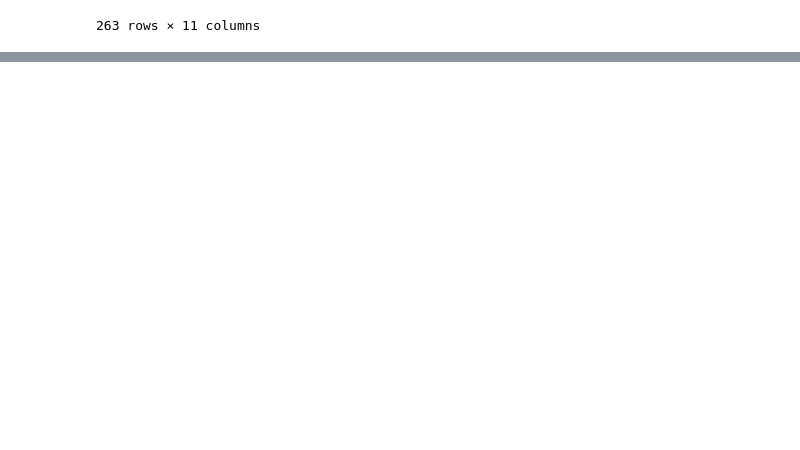
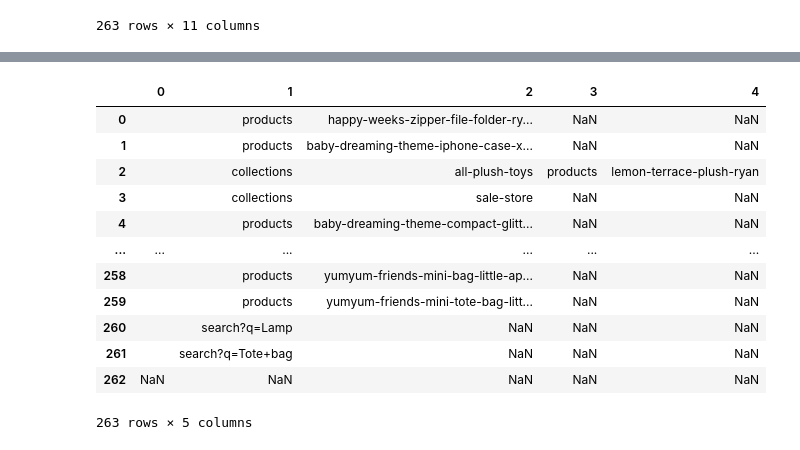
Before and after one commit to JoannaKang/kakao-commerce-data-analysis, a Jupyter notebook: Landing Page Analysis.ipynb, the cells around one changed output, grey strips where cells are left out. Saved outputs shown, nothing was run; the diff lists cells and outputs as text; code cells hidden in the pictures; blank space fills up the shorter version.

```diff
--- a/Landing Page Analysis.ipynb
+++ b/Landing Page Analysis.ipynb
@@ -20,3 +22,7 @@ landingpage
 | 261 | Facebook / Social | /search?q=Tote+bag | 1 | 0 | 1 | 1.000000 | 1.000000 | ... |
 | 262 | NaN | NaN | 1226 | 596 | 1305 | 0.595402 | 2.778544 | ... |
 263 rows × 11 columns
+# %%
+split_landingpage = landingpage['Landing Page'].str.split('/')
+# %%
+split_landingpage = split_landingpage.apply(lambda x: pd.Series(x))
@@ -22,0 +51,16 @@ landingpage
+# %%
+split_landingpage
+# %% [output]
+|  | 0 | 1 | 2 | 3 | 4 |
+| 0 |  | products | happy-weeks-zipper-file-folder-ry... | NaN | NaN |
+| 1 |  | products | baby-dreaming-theme-iphone-case-x... | NaN | NaN |
+| 2 |  | collections | all-plush-toys | products | lemon-terrace-plush-ryan |
+| 3 |  | collections | sale-store | NaN | NaN |
+| 4 |  | products | baby-dreaming-theme-compact-glitt... | NaN | NaN |
+| ... | ... | ... | ... | ... | ... |
+| 258 |  | products | yumyum-friends-mini-bag-little-ap... | NaN | NaN |
+| 259 |  | products | yumyum-friends-mini-tote-bag-litt... | NaN | NaN |
+| 260 |  | search?q=Lamp | NaN | NaN | NaN |
+| 261 |  | search?q=Tote+bag | NaN | NaN | NaN |
+| 262 | NaN | NaN | NaN | NaN | NaN |
+263 rows × 5 columns
```
Also changed, not shown: parts of 15 cells of this notebook.
